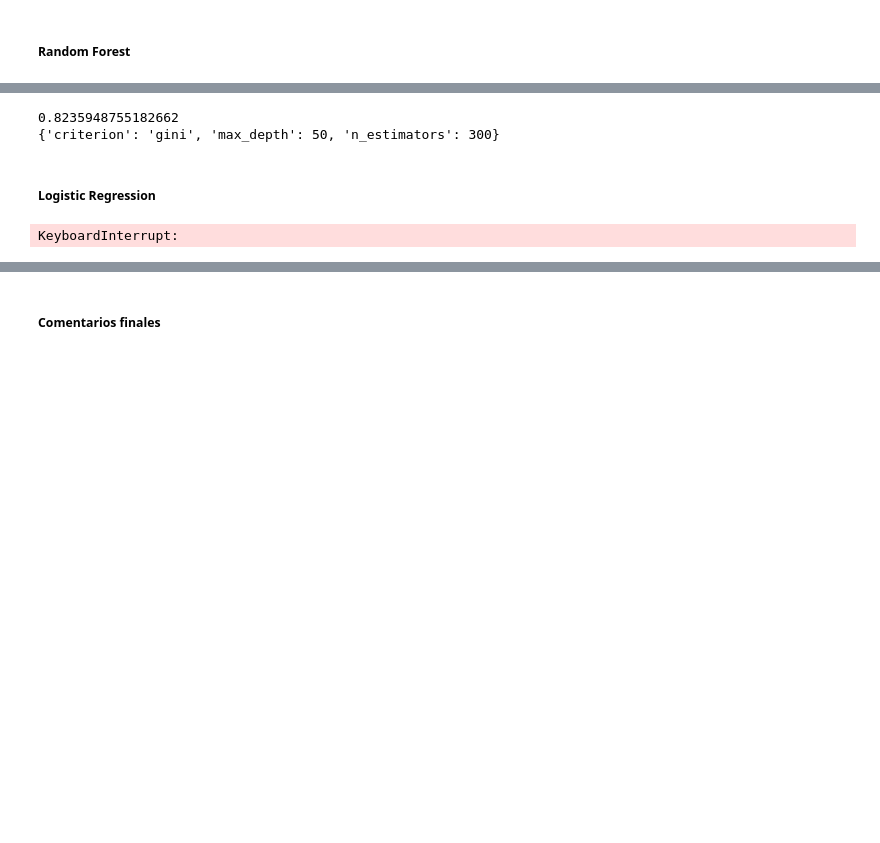
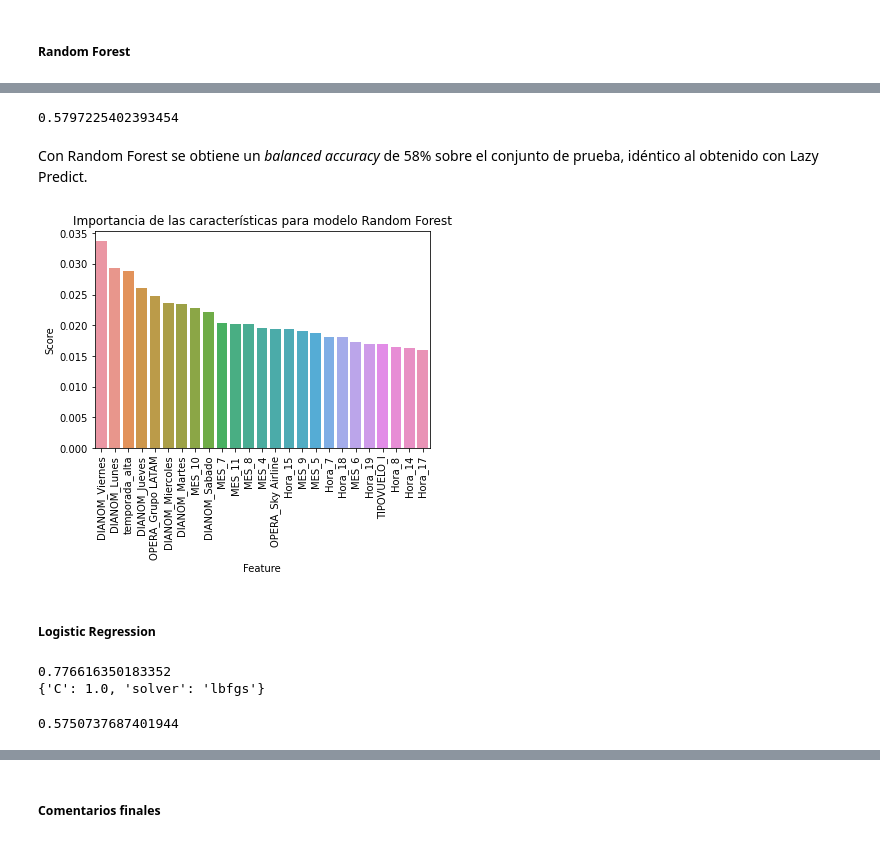
Before and after one commit to oscarjquintana/ChallengeLATAM, a Jupyter notebook: solution.ipynb, the cells around one changed output, grey strips where cells are left out. Saved outputs shown, nothing was run; the diff lists cells and outputs as text; code cells hidden in the pictures; blank space fills up the shorter version.

```diff
--- a/solution.ipynb
+++ b/solution.ipynb
@@ -572,8 +623,8 @@ print(gs_rfc.best_params_)
 rfc_1 = RandomForestClassifier(
     random_state=42,
     n_estimators= 300,
-    max_depth=50,
-    criterion='gini'
+    max_depth=100,
+    criterion='entropy'
     )
 rfc_1.fit(X_train_resampled, y_train_resampled)
 y_pred = rfc_1.predict(X_test)
@@ -582,25 +633,25 @@ y_pred = rfc_1.predict(X_test)
 from sklearn.metrics import balanced_accuracy_score
 print(balanced_accuracy_score(y_test,y_pred))
 # %% [output]
-0.8235948755182662
-{'criterion': 'gini', 'max_depth': 50, 'n_estimators': 300}
+0.5797225402393454
+# %% [markdown]
+Con Random Forest se obtiene un *balanced accuracy* de 58% sobre el conjunto de prueba, idéntico al obtenido con Lazy Predict.
 # %%
 #Calculamos la importancia de los features
 rfc_1_fi_array = rfc_1.feature_importances_
-rfc_1_fi = pd.DataFrame(
-    [X_train_resampled.columns, rfc_1_fi_array],
-    columns=['Features', 'Score']
-    ).sort_values(
-        by=['Score'],
-        ascending=False
-        )
+rfc_1_fi = pd.DataFrame(list(X_train_resampled.columns), columns = ['Features'])
+rfc_1_fi['Score'] = pd.DataFrame(rfc_1_fi_array, columns = ['Score'])['Score']
+rfc_1_fi.sort_values(by = ['Score'], ascending = False, inplace = True)
 plt1 = sns.barplot(
-    data=rfc_1_fi[:15],
+    data=rfc_1_fi.head(25),
     x='Features',
     y='Score',
     estimator=sum
     )
 plt1.set(title = 'Importancia de las características para modelo Random Forest', xlabel='Feature', ylabel='Score')
+plt1.tick_params(axis='x', rotation=90)
+# %% [output]
+[figure, added]
 # %% [markdown]
 ##### Logistic Regression
 # %%
@@ -623,12 +674,13 @@ gs_lrc.fit(X_train_resampled, y_train_resampled)
 print(gs_lrc.best_score_)
 print(gs_lrc.best_params_)
 # %% [output]
-KeyboardInterrupt:
+0.776616350183352
+{'C': 1.0, 'solver': 'lbfgs'}
 # %%
 #Entrenamos el modelo logistic regression escogido
 lrc_1 = LogisticRegression(
     random_state=42,
-    solver= 'saga',
+    solver= 'lbfgs',
     C=1,
     )
 lrc_1.fit(X_train_resampled, y_train_resampled)
@@ -636,3 +688,5 @@ y_pred = lrc_1.predict(X_test)
 
 #Mostramos el balanced accuracy
 print(balanced_accuracy_score(y_test,y_pred))
+# %% [output]
+0.5750737687401944
```
Also changed, not shown: parts of 16 cells of this notebook, 1 other file.
